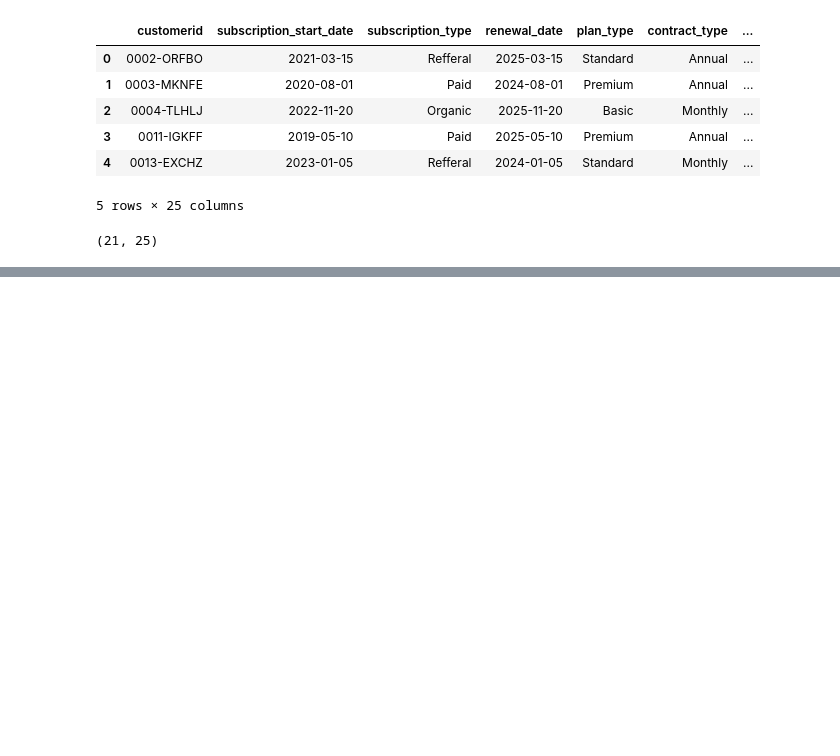
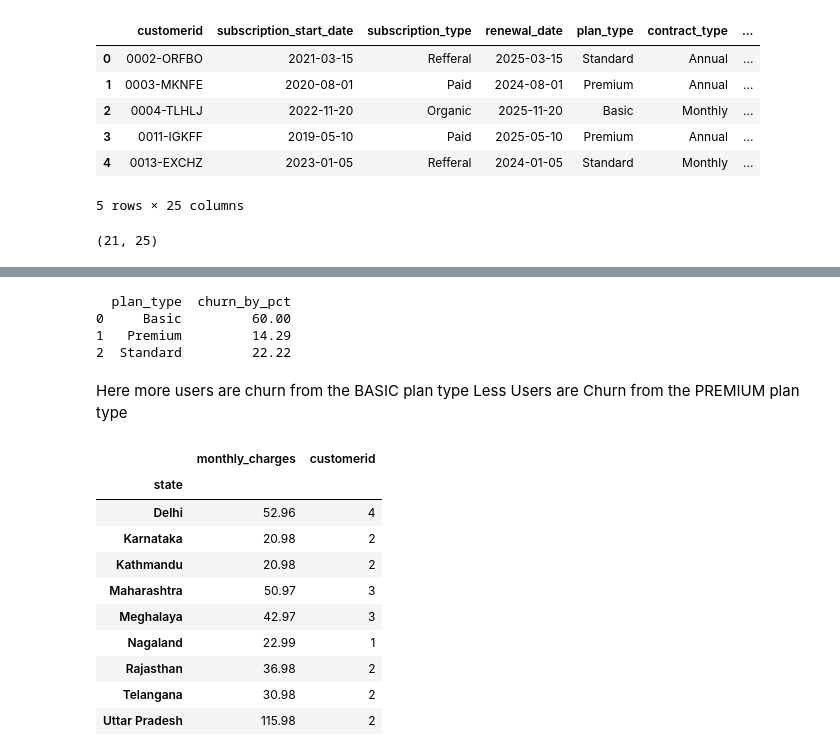
Before and after one commit to Aditya-Gupta21/Churn-Analysis, a Jupyter notebook: churn_analysis.ipynb, the cells around one changed output, grey strips where cells are left out. Drawn from its saved outputs; the diff is of its cells as text; code cells hidden in the pictures; blank space fills up the shorter version.

```diff
--- a/churn_analysis.ipynb
+++ b/churn_analysis.ipynb
@@ -509,0 +539,30 @@ df.shape
+# %%
+churn_by_plan_type = (df.groupby('plan_type')['churn_flag'].mean().mul(100).round(2).reset_index(name = 'churn_by_pct'))
+print(churn_by_plan_type)
+# %% [output]
+  plan_type  churn_by_pct
+0     Basic         60.00
+1   Premium         14.29
+2  Standard         22.22
+# %% [markdown]
+Here more users are churn from the BASIC plan type
+Less Users are Churn from the PREMIUM plan type
+# %%
+# Here we have to find the churn by state + sum(revenue) & count of users
+churn_by_state_revenue_user_count = df.groupby('state').agg({
+    'monthly_charges' : 'sum',
+    'customerid' : 'count'
+})
+churn_by_state_revenue_user_count
+# %% [output]
+|  | monthly_charges | customerid |
+| state |  |  |
+| Delhi | 52.96 | 4 |
+| Karnataka | 20.98 | 2 |
+| Kathmandu | 20.98 | 2 |
+| Maharashtra | 50.97 | 3 |
+| Meghalaya | 42.97 | 3 |
+| Nagaland | 22.99 | 1 |
+| Rajasthan | 36.98 | 2 |
+| Telangana | 30.98 | 2 |
+| Uttar Pradesh | 115.98 | 2 |
```
Also changed, not shown: parts of 27 cells of this notebook.
